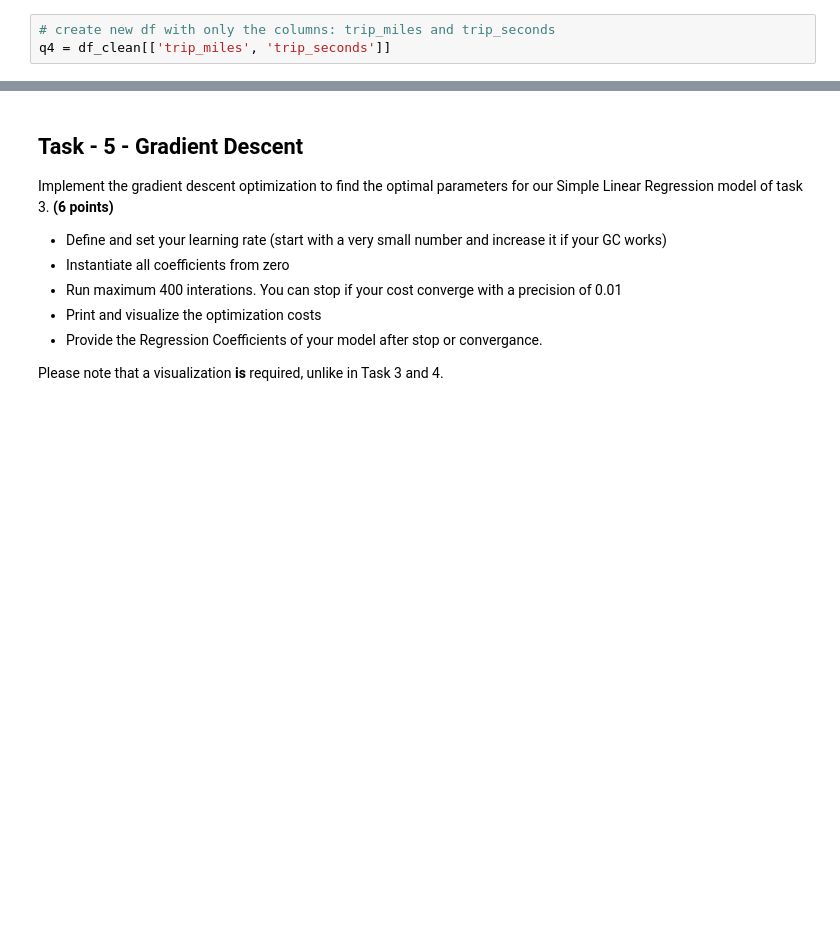
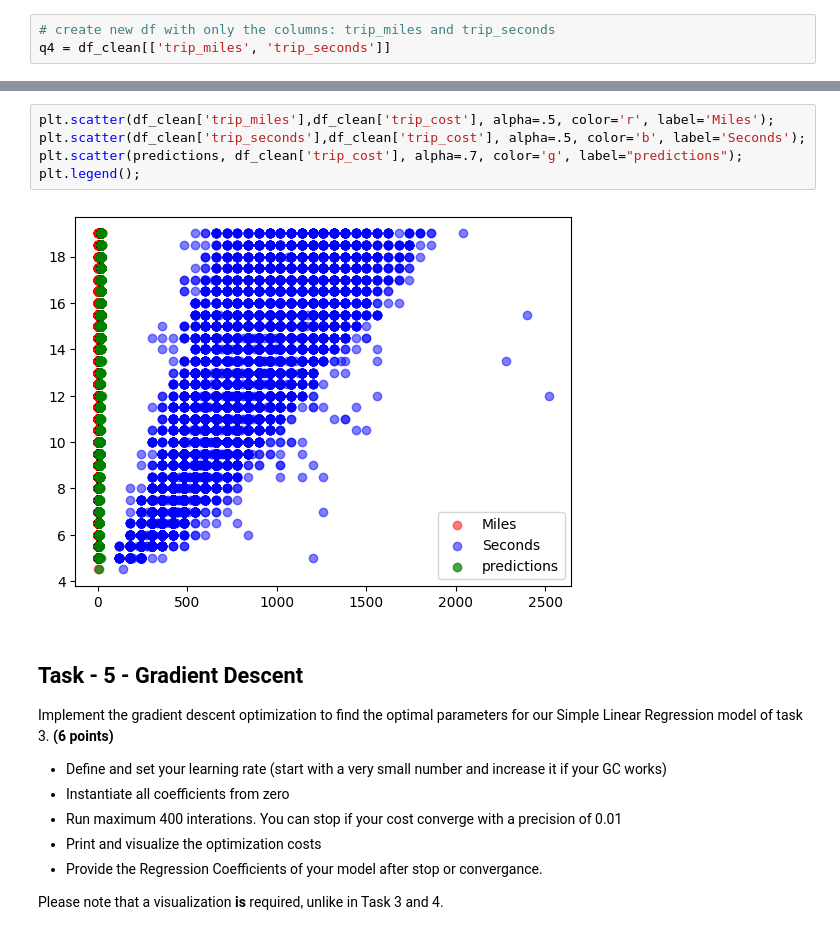
Before and after one commit to BictorFonseca/DataAnalysis, a Jupyter notebook: 329e_HW4.ipynb, the cells around one changed output, grey strips where cells are left out. Saved outputs shown, nothing was run; the diff lists cells and outputs as text; blank space fills up the shorter version.

```diff
--- a/329e_HW4.ipynb
+++ b/329e_HW4.ipynb
@@ -311,3 +324,10 @@ intercept: [280.97975111]
+# %%
+plt.scatter(df_clean['trip_miles'],df_clean['trip_cost'], alpha=.5, color='r', label='Miles');
+plt.scatter(df_clean['trip_seconds'],df_clean['trip_cost'], alpha=.5, color='b', label='Seconds');
+plt.scatter(predictions, df_clean['trip_cost'], alpha=.7, color='g', label="predictions");
+plt.legend();
+# %% [output]
+[figure, added]
 # %% [markdown]
 ## Task - 5 - Gradient Descent
 Implement the gradient descent optimization to find the optimal parameters for our Simple Linear Regression model of task 3. **(6 points)**
```
Also changed, not shown: parts of 6 cells of this notebook.
